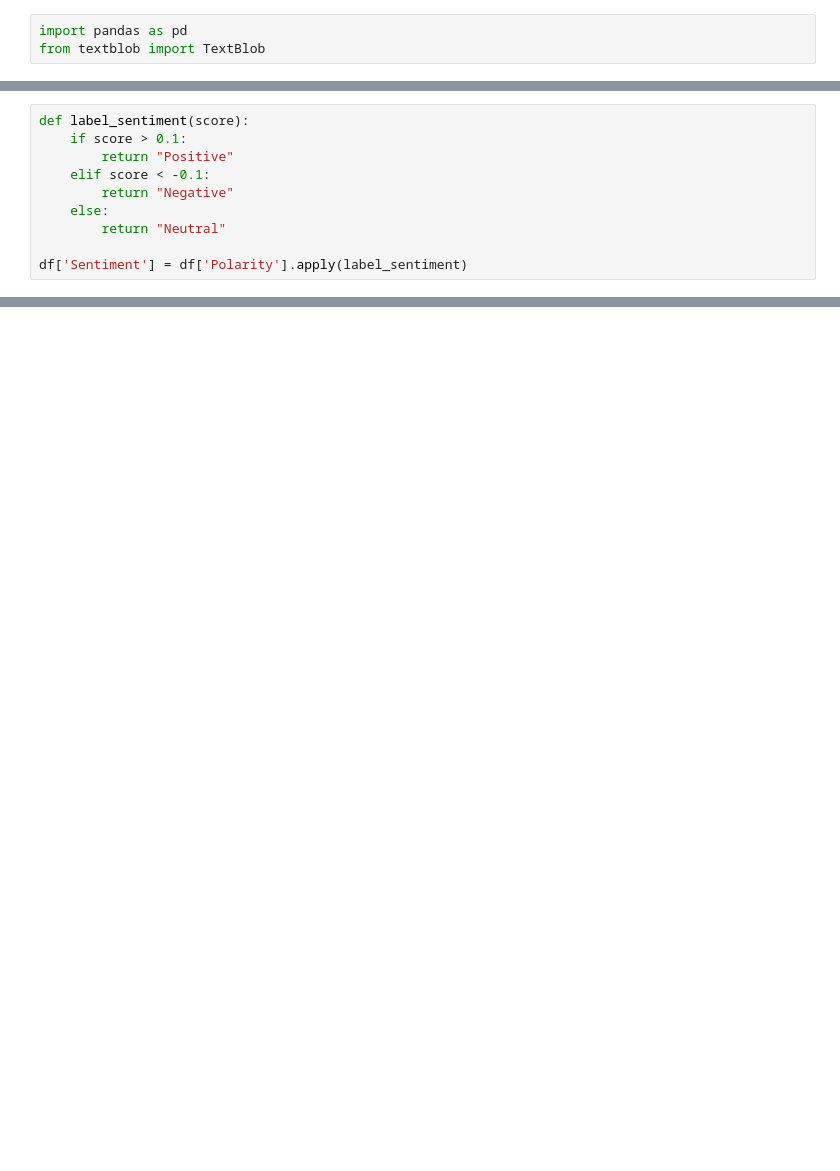
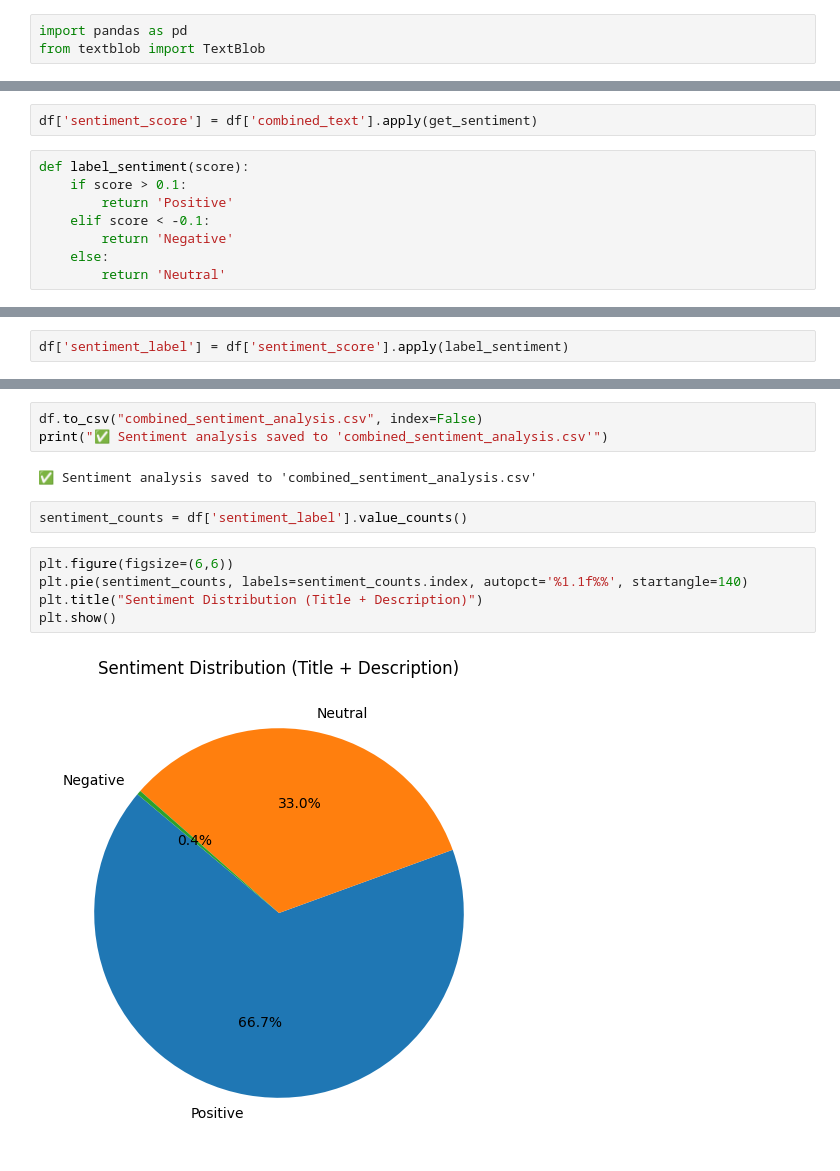
Before and after one commit to Rakesh-0479/Rakesh-T, a Jupyter notebook: sentiment_analysis.ipynb, the cells around one changed output, grey strips where cells are left out. Drawn from its saved outputs; the diff is of its cells as text; blank space fills up the shorter version.

```diff
--- a/sentiment_analysis.ipynb
+++ b/sentiment_analysis.ipynb
@@ -31,10 +20,10 @@ df[['Polarity', 'Subjectivity']] = df['Article'].apply(lambda x: pd.Series(get_s
+# %%
+df['sentiment_score'] = df['combined_text'].apply(get_sentiment)
 # %%
 def label_sentiment(score):
     if score > 0.1:
-        return "Positive"
+        return 'Positive'
     elif score < -0.1:
-        return "Negative"
+        return 'Negative'
     else:
-        return "Neutral"
-
-df['Sentiment'] = df['Polarity'].apply(label_sentiment)
+        return 'Neutral'
@@ -91,0 +30,2 @@ df.head()
+# %%
+df['sentiment_label'] = df['sentiment_score'].apply(label_sentiment)
@@ -91,0 +55,14 @@ df.head()
+# %%
+df.to_csv("combined_sentiment_analysis.csv", index=False)
+print("✅ Sentiment analysis saved to 'combined_sentiment_analysis.csv'")
+# %% [output]
+✅ Sentiment analysis saved to 'combined_sentiment_analysis.csv'
+# %%
+sentiment_counts = df['sentiment_label'].value_counts()
+# %%
+plt.figure(figsize=(6,6))
+plt.pie(sentiment_counts, labels=sentiment_counts.index, autopct='%1.1f%%', startangle=140)
+plt.title("Sentiment Distribution (Title + Description)")
+plt.show()
+# %% [output]
+[figure, added]
```
Also changed, not shown: parts of 14 cells of this notebook.
